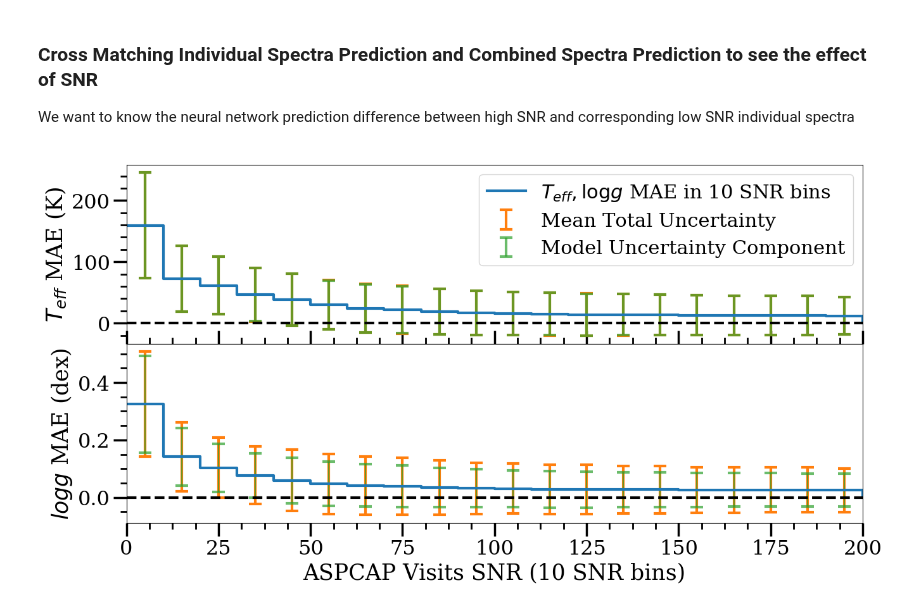
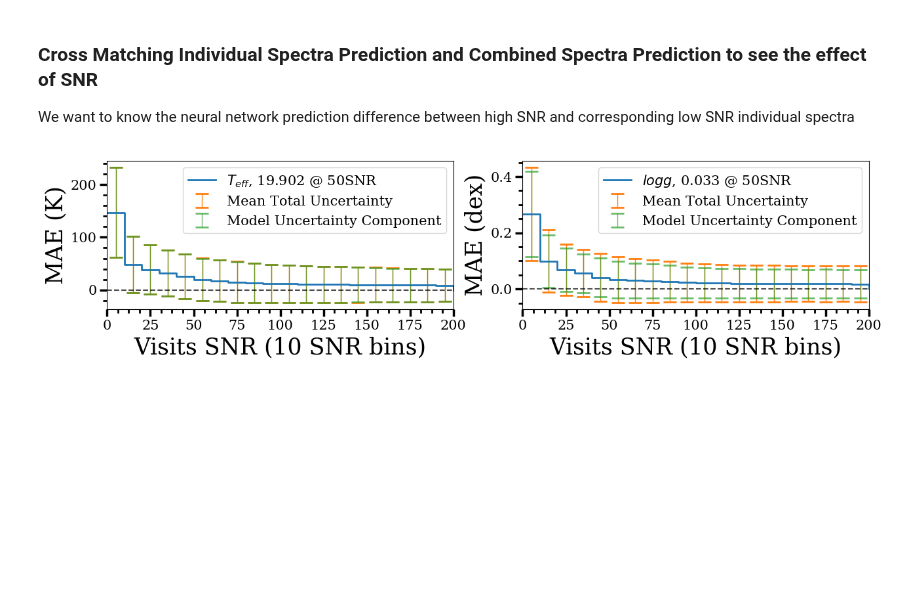
Before and after one commit to henrysky/astroNN_spectra_paper_figures, a Jupyter notebook: Inference.ipynb, the cells around one changed output. Saved outputs shown, nothing was run; the diff lists cells and outputs as text; code cells hidden in the pictures; blank space fills up the shorter version.

```diff
--- a/Inference.ipynb
+++ b/Inference.ipynb
@@ -242,9 +248,14 @@ for i in range(5):
 
         for ii in range(number_bin):
             idx = [(y[:,aspcap_idx]<spaces_x[ii+1])&(y[:,aspcap_idx]>spaces_x[ii])]
-            mean_abs_diff_x.append(np.mean(np.abs(pred[:, aspcap_idx][idx] - y[:,aspcap_idx][idx])))
-            mean_confidence_x.append(np.mean(pred_err['total'][:, aspcap_idx][idx]))
-            mean_modelconfidence_x.append(np.mean(pred_err['model'][:, aspcap_idx][idx]))
+            if np.sum(idx) != 0:
+                mean_abs_diff_x.append(np.median(np.abs(pred[:, aspcap_idx][idx] - y[:,aspcap_idx][idx])))
+                mean_confidence_x.append(np.median(pred_err['total'][:, aspcap_idx][idx]))
+                mean_modelconfidence_x.append(np.median(pred_err['model'][:, aspcap_idx][idx]))
+            else:
+                mean_abs_diff_x.append(0.)
+                mean_confidence_x.append(0.)
+                mean_modelconfidence_x.append(0.)
 
         mean_abs_diff_x.append(0.)
         mean_confidence_x.append(0.)
@@ -254,11 +265,12 @@ for i in range(5):
         ax[i,j].errorbar(spaces_x+0.1, mean_abs_diff_x, yerr=mean_confidence_x, linestyle='None', capsize=3, elinewidth=1., capthick=2.)
         ax[i,j].errorbar(spaces_x+0.1, mean_abs_diff_x, yerr=mean_modelconfidence_x, linestyle='None', capsize=3, elinewidth=1., capthick=2., alpha=0.7)
         ax[i,j].set_xlim((low_x, high_x))
-        ax[i,j].set_ylim((-0.1, 0.3))
+        ax[i,j].set_ylim((-0.1, 0.45))
         ax[i,j].axhline(0, ls='--', c='k', lw=1., alpha=0.7)
         ax[i,j].annotate(f"$[{bcnn.targetname[aspcap_idx]}/H]$", xy=(0.65,0.85),xycoords='axes fraction', fontsize=18)
         if j == 0:
             ax[i,j].yaxis.set_major_locator(ymajorLocator)
+            ax[i,j].set_yticks(np.arange(-0.1, 0.45, 0.1))
         else:
             ax[i,j].yaxis.set_major_formatter(NullFormatter())
             ax[i,j].yaxis.set_major_locator(ymajorLocator)
@@ -272,7 +284,7 @@ for i in range(5):
         aspcap_idx += 1
 
 f.text(0.5,0.08,"ASPCAP "+"$[X/H]$" + " (0.2 dex bins)",fontdict={'fontsize':25}, ha='center')
-f.text(0.05,0.5,"Mean Absolute Error (dex)",fontdict={'fontsize':25},rotation=90, va='center')
+f.text(0.05,0.5,"Median Absolute Error (dex)",fontdict={'fontsize':25},rotation=90, va='center')
 f.subplots_adjust(wspace=0,hspace=0)
 f.savefig('delta_xh.png')
 # %% [output]
@@ -336,68 +348,68 @@ spaces_SNR = np.linspace(low_SNR, high_SNR, number_bin+1)
 
 for i in range(number_bin):
     idx = [(SNR_visit[idx_1]<spaces_SNR[i+1])&(SNR_visit[idx_1]>spaces_SNR[i])]
-    mean_abs_diff_teff.append(np.mean(abs_diff[:,aspcap_idx][idx_1][idx]))
+    mean_abs_diff_teff.append(np.median(abs_diff[:,aspcap_idx][idx]))
     mean_confidence_teff.append(np.mean(pred_err['total'][:, aspcap_idx][idx_1][idx]))
     mean_modelconfidence_teff.append(np.mean(pred_err['model'][:, aspcap_idx][idx_1][idx]))
+
 
 mean_abs_diff_teff.append(0.)
 mean_confidence_teff.append(0.)
 mean_modelconfidence_teff.append(0.)
 
 # Log(g)
 aspcap_idx = 1
 number_bin = 20
 mean_abs_diff_logg = []
 mean_confidence_logg = []
 mean_modelconfidence_logg = []
-spaces_logg = np.linspace(low_logg, high_logg, number_bin+1)
 
 # Binning
 for i in range(number_bin):
     idx = [(SNR_visit[idx_1]<spaces_SNR[i+1])&(SNR_visit[idx_1]>spaces_SNR[i])]
-    mean_abs_diff_logg.append(np.mean(abs_diff[:,aspcap_idx][idx_1][idx]))
-    mean_confidence_logg.append(np.mean(pred_err['total'][:, aspcap_idx][idx_1][idx]))
-    mean_modelconfidence_logg.append(np.mean(pred_err['model'][:, aspcap_idx][idx_1][idx]))
+    mean_abs_diff_logg.append(np.median(abs_diff[:,aspcap_idx][idx_1][idx]))
+    mean_confidence_logg.append(np.median(pred_err['total'][:, aspcap_idx][idx_1][idx]))
+    mean_modelconfidence_logg.append(np.median(pred_err['model'][:, aspcap_idx][idx_1][idx]))
 
 mean_abs_diff_logg.append(0.)
 mean_confidence_logg.append(0.)
 mean_modelconfidence_logg.append(0.)
 
 # setup plots
-f, ax = plt.subplots(2, figsize=(15, 7.5), dpi=100)
+f, ax = plt.subplots(1, 2,figsize=(15, 3), dpi=100)
 
-xSNRmajorLocator = MultipleLocator(0.7)
+ax[0].plot(spaces_SNR, mean_abs_diff_teff, ls='steps-post', linewidth=2., label='$T_{eff}$, ' + f'{mean_abs_diff_teff[5]:.{3}f} @ 50SNR')
+ax[0].errorbar(spaces_SNR+5, mean_abs_diff_teff, yerr=mean_confidence_teff, linestyle='None', capsize=7,
+               elinewidth=1., capthick=2., label='Mean Total Uncertainty')
+ax[0].errorbar(spaces_SNR+5, mean_abs_diff_teff, yerr=mean_modelconfidence_teff, linestyle='None', capsize=7,
+               elinewidth=1., capthick=2., alpha=0.7, label='Model Uncertainty Component')
+ax[0].set_xlabel('Visits SNR (10 SNR bins)', fontsize=25)
+ax[0].set_ylabel('MAE (K)', fontsize=25)
+ax[0].set_xlim((low_SNR, high_SNR))
+ax[0].axhline(0, ls='--', c='k', alpha=0.7)
+ax[0].legend(loc='best', fontsize=15)
+ax[0].minorticks_on()
+ax[0].tick_params(labelsize=15, width=2.5, length=8, which='major')
+ax[0].tick_params(width=2, length=4, which='minor')
 
-ax[0].plot(spaces_SNR, mean_abs_diff_teff, ls='steps-post', linewidth=3., label='$T_{eff}, \log{g}$' + ' MAE in 10 SNR bins')
-ax[0].errorbar(spaces_SNR+5, mean_abs_diff_teff, yerr=mean_confidence_teff, linestyle='None', capsize=7, elinewidth=3., capthick=3., label='Mean Total Uncertainty')
-ax[0].errorbar(spaces_SNR+5, mean_abs_diff_teff, yerr=mean_modelconfidence_teff, linestyle='None', capsize=7, elinewidth=3., capthick=3., alpha=0.7, label='Model Uncertainty Component')
-ax[0].set_ylabel('$T_{eff}$'+' MAE (K)', fontsize=25)
-ax[0].set_xlim((low_SNR, high_SNR))
-# ax[0].set_ylim((-20, 200))
-ax[0].axhline(0, ls='--', c='k', lw=3.)
-ax[0].legend(loc='best', fontsize=22)
-ax[0].minorticks_on()
-ax[0].tick_params(labelsize=23, width=2.5, length=15, which='major')
-ax[0].tick_params(width=2, length=7, which='minor')
-ax[0].xaxis.set_tick_params(direction='in', which='both')
-ax[0].xaxis.set_major_formatter(NullFormatter())
+ax[1].plot(spaces_SNR, mean_abs_diff_logg, ls='steps-post', linewidth=2., label='$log{g}$, ' + f'{mean_abs_diff_logg[5]:.{3}f} @ 50SNR')
+ax[1].errorbar(spaces_SNR+5, mean_abs_diff_logg, yerr=mean_confidence_logg, linestyle='None', capsize=7,
+               elinewidth=1., capthick=2., label='Mean Total Uncertainty')
+ax[1].errorbar(spaces_SNR+5, mean_abs_diff_logg, yerr=mean_modelconfidence_logg, linestyle='None', capsize=7,
+               elinewidth=1., capthick=2., alpha=0.7, label='Model Uncertainty Component')
+ax[1].set_xlabel('Visits SNR (10 SNR bins)', fontsize=25)
+ax[1].set_ylabel('MAE (dex)', fontsize=25)
+ax[1].set_xlim((low_SNR, high_SNR))
+ax[1].axhline(0, ls='--', c='k', alpha=0.7)
+ax[1].legend(loc='best', fontsize=15)
+ax[1].minorticks_on()
+ax[1].tick_params(labelsize=15, width=2.5, length=8, which='major')
+ax[1].tick_params(width=2, length=4, which='minor')
 
-ax[1].plot(spaces_SNR, mean_abs_diff_logg, ls='steps-post', linewidth=3., label='$log{g}$' + '  MAE in 0.2 dex bins')
-ax[1].errorbar(spaces_SNR+5, mean_abs_diff_logg, yerr=mean_confidence_logg, linestyle='None', capsize=7, elinewidth=3., capthick=3., label='Mean Total Uncertainty')
-ax[1].errorbar(spaces_SNR+5, mean_abs_diff_logg, yerr=mean_modelconfidence_logg, linestyle='None', capsize=7, elinewidth=0., capthick=3., alpha=0.7, label='Model Uncertainty Component')
-ax[1].set_xlabel('ASPCAP Visits SNR (10 SNR bins)', fontsize=25)
-ax[1].set_ylabel('$log{g}$'+' MAE (dex)', fontsize=25)
-ax[1].set_xlim((low_SNR, high_SNR))
-# ax[1].set_ylim((-0.1, 0.4))
-ax[1].axhline(0, ls='--', c='k', lw=3.)
-ax[1].minorticks_on()
-ax[1].tick_params(labelsize=23, width=2.5, length=15, which='major')
-ax[1].tick_params(width=2, length=7, which='minor')
-f.subplots_adjust(wspace=0,hspace=0)
 # f.tight_layout()
 f.savefig('delta_SNR_teff_logg.png')
 # %% [output]
-[figure, old version]
+[figure, new version]
 # %%
 %matplotlib inline
 import pylab as plt
```
Also changed, not shown: parts of 7 cells of this notebook, 9 other files.
